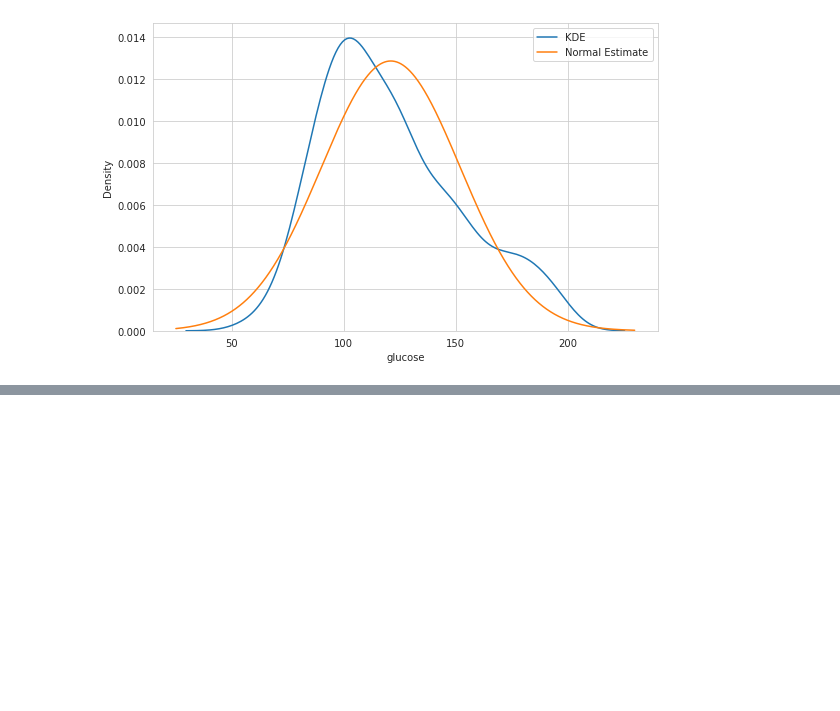
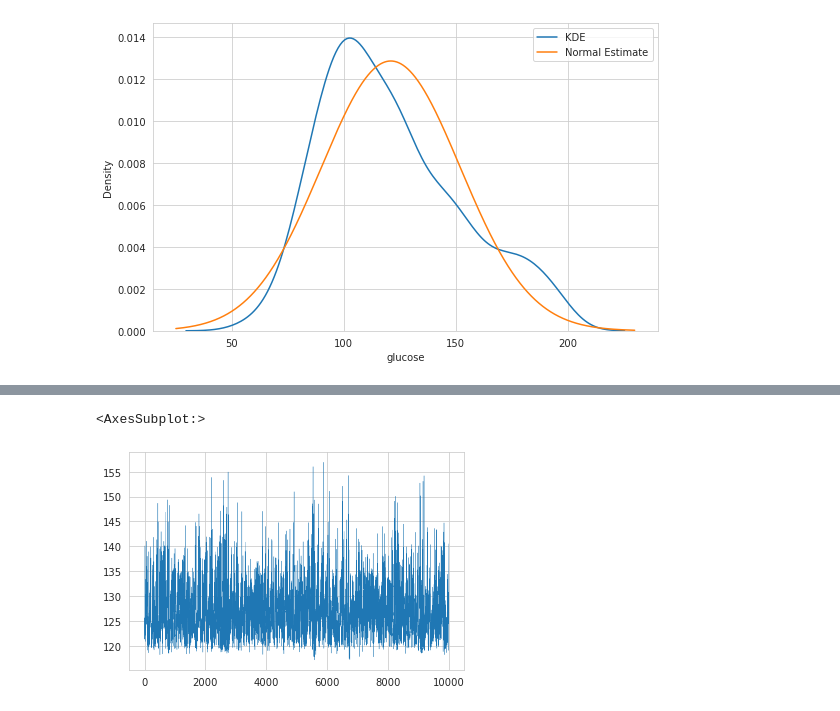
Before and after one commit to WHITSNAK/sta_602, a Jupyter notebook: hw8/hw8.ipynb, the cells around one changed output, grey strips where cells are left out. Cells and saved outputs as stored; diff of their text form; code cells hidden in the pictures; blank space fills up the shorter version.

```diff
--- a/hw8/hw8.ipynb
+++ b/hw8/hw8.ipynb
@@ -99,0 +101,5 @@ sns.kdeplot(S[2])
+# %%
+S.apply(lambda x: max(x['theta_1'],x['theta_2']), axis=1).plot(linewidth=0.3)
+# %% [output]
+<AxesSubplot:>
+[figure, added]
```
Also changed, not shown: parts of 5 cells of this notebook.
